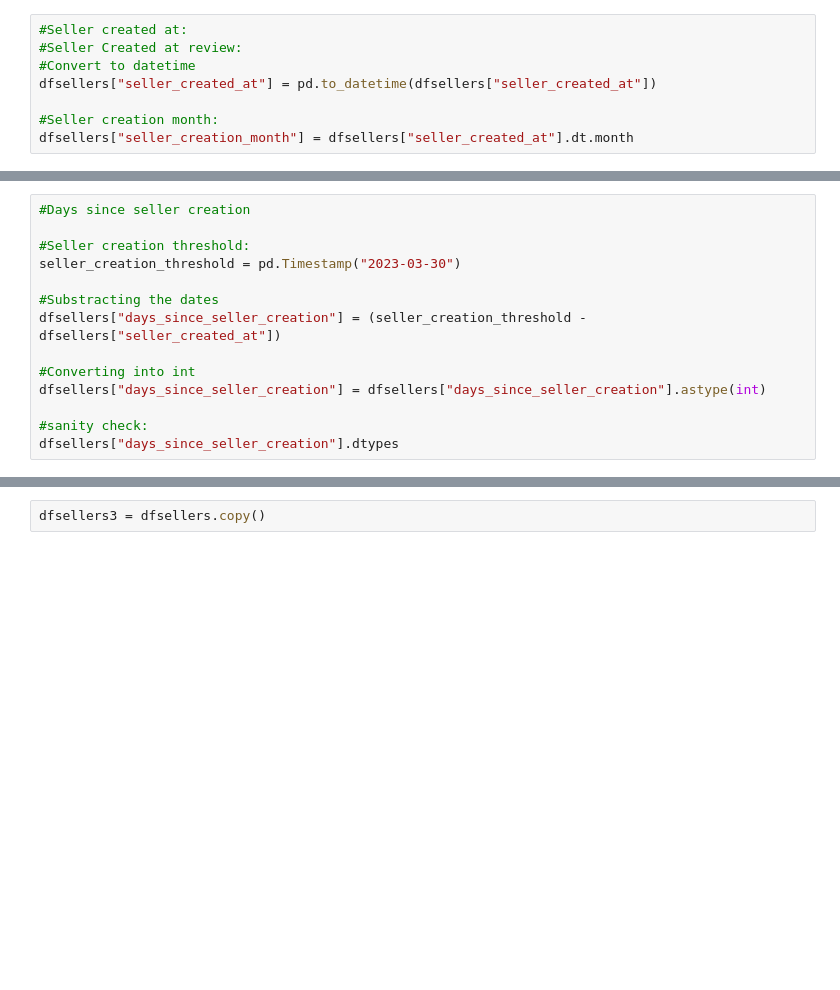
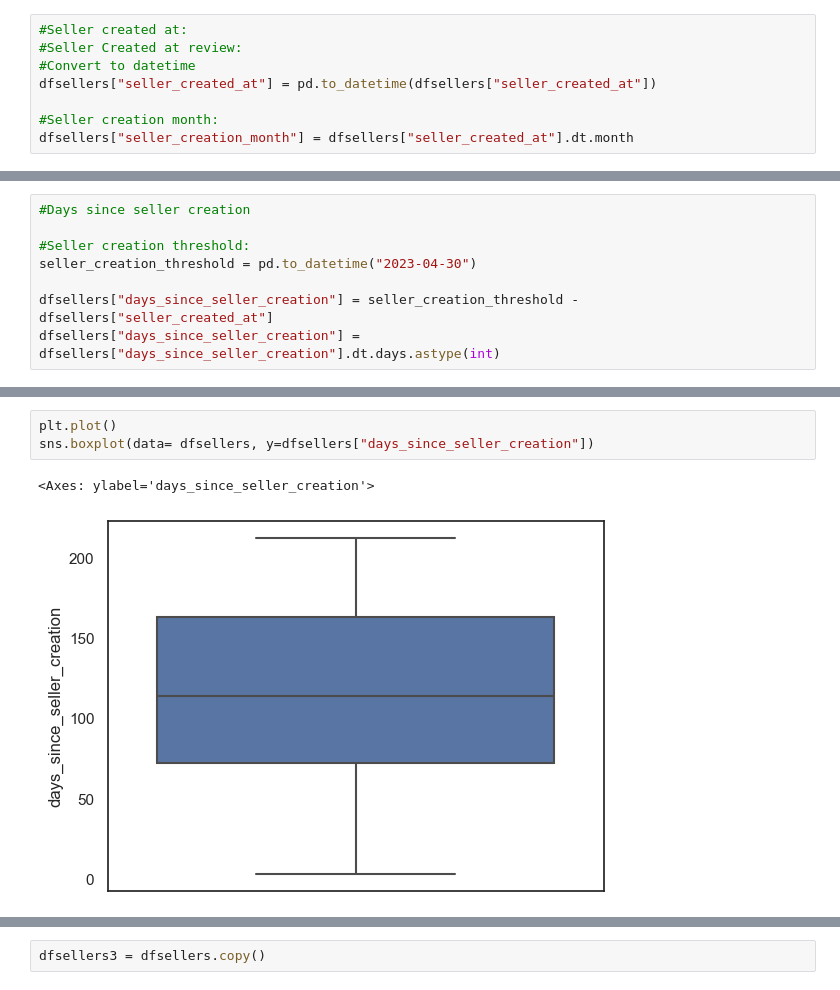
Before and after one commit to mauricio-morenor/churn-prediction-model, a Jupyter notebook: notebooks/07-it2-preprocessing.ipynb, the cells around one changed output, grey strips where cells are left out. Cells and saved outputs as stored; diff of their text form; blank space fills up the shorter version.

```diff
--- a/notebooks/07-it2-preprocessing.ipynb
+++ b/notebooks/07-it2-preprocessing.ipynb
@@ -132,13 +148,7 @@ dfsellers["seller_creation_month"] = dfsellers["seller_created_at"].dt.month
 #Days since seller creation
 
 #Seller creation threshold:
-seller_creation_threshold = pd.Timestamp("2023-03-30")
+seller_creation_threshold = pd.to_datetime("2023-04-30")
 
-#Substracting the dates
-dfsellers["days_since_seller_creation"] = (seller_creation_threshold - dfsellers["seller_created_at"])
-
-#Converting into int
-dfsellers["days_since_seller_creation"] = dfsellers["days_since_seller_creation"].astype(int)
-
-#sanity check:
-dfsellers["days_since_seller_creation"].dtypes
+dfsellers["days_since_seller_creation"] = seller_creation_threshold - dfsellers["seller_created_at"]
+dfsellers["days_since_seller_creation"] = dfsellers["days_since_seller_creation"].dt.days.astype(int)
@@ -146,0 +171,6 @@ dtype('int64')
+# %%
+plt.plot()
+sns.boxplot(data= dfsellers, y=dfsellers["days_since_seller_creation"])
+# %% [output]
+<Axes: ylabel='days_since_seller_creation'>
+[figure, added]
```
Also changed, not shown: parts of 9 cells of this notebook, 9 other files.
